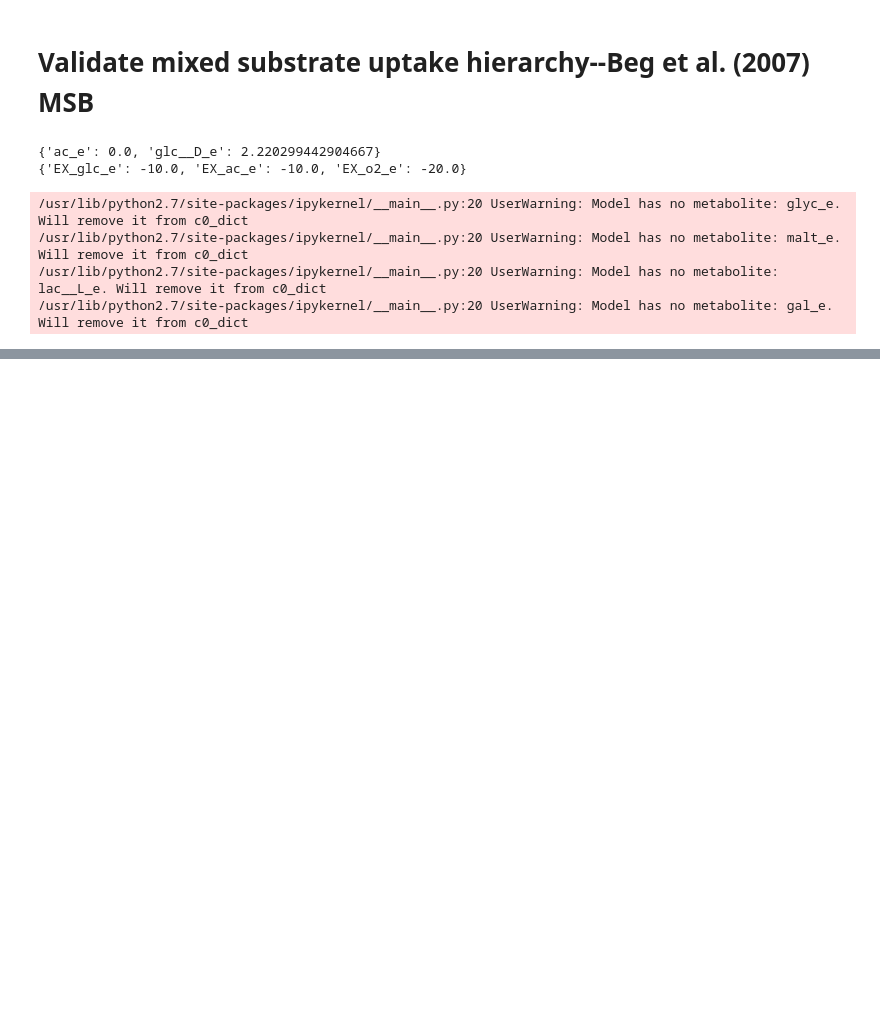
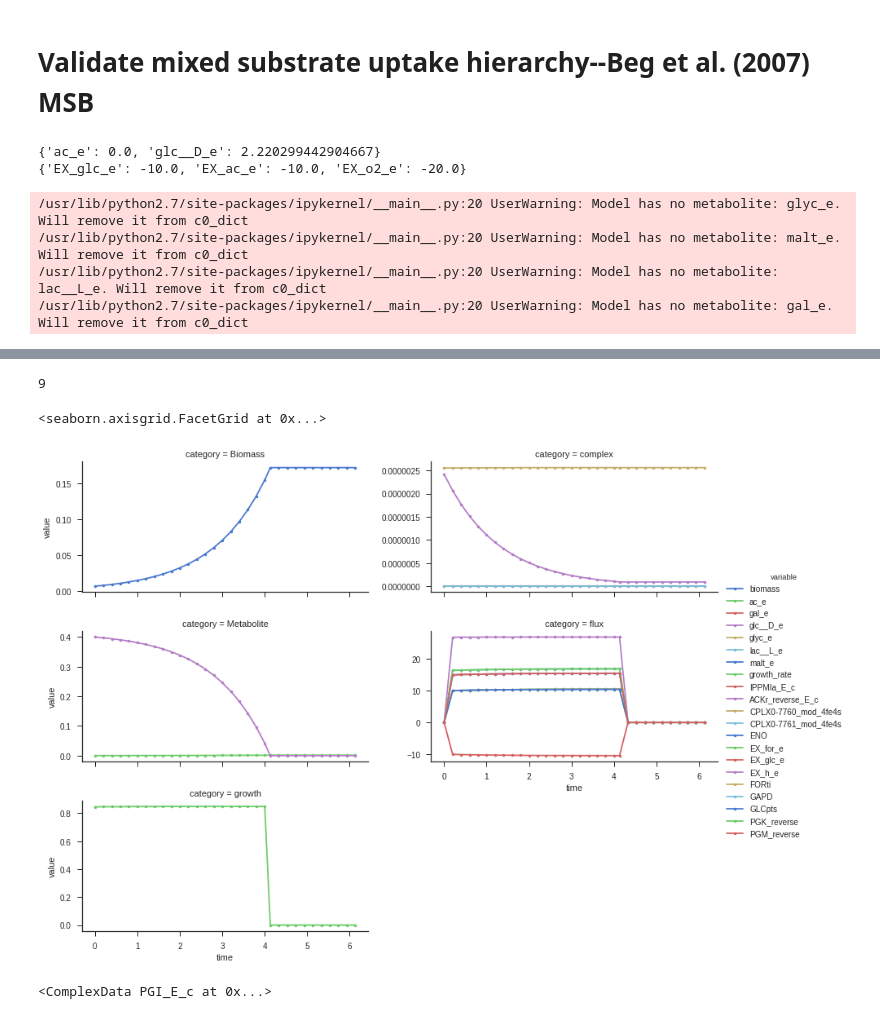
Before and after one commit to SBRG/dynamicme, a Jupyter notebook: notebooks/testing/debug_uptake_tiny.ipynb, the cells around one changed output, grey strips where cells are left out. Saved outputs shown, nothing was run; the diff lists cells and outputs as text; code cells hidden in the pictures; blank space fills up the shorter version.

```diff
--- a/notebooks/testing/debug_uptake_tiny.ipynb
+++ b/notebooks/testing/debug_uptake_tiny.ipynb
@@ -229,0 +327,53 @@ print len(conss)
+# %%
+if PROTOTYPE:
+    complexes_plot = ['IPPMIa_E_c', 'ACKr_reverse_E_c', 'CPLX0-7760_mod_4fe4s','CPLX0-7761_mod_4fe4s']
+else:
+    complexes_plot = ['3-ISOPROPYLMALISOM-CPLX_mod_4fe4s', 'ACETATEKINA-MONOMER_mod_mg2', 'CPLX0-7659']
+# %%
+fluxes_plot2 = []
+
+for rid in fluxes_plot:
+    rxn = dsolver.me.reactions.get_by_id(rid)
+    x   = result['rxn_flux'][1][rid]
+    try:
+        if abs(x) > 10:
+            fluxes_plot2.append(rxn.id)
+    except:
+        pass
+
+print len(fluxes_plot2)
+# %% [output]
+9
+# %%
+df_mu = pd.DataFrame([{'time':t, 'variable':'growth_rate', 'value':c, 'category':'growth'} for t,c in zip(result['time'], result['growth_rate'])] )
+
+df_complex = pd.DataFrame([{'time':t, 'complex':c, 'abundance':cdict[c]}
+                           for t,cdict in zip(result['time'], result['complex']) for c in complexes_plot] )
+
+df_mflux = pd.DataFrame([{'time':t, 'rxn':c, 'flux':cdict[c]}
+                           for t,cdict in zip(result['time'], result['rxn_flux']) for c in fluxes_plot2] )
+
+df_complex.loc[:,'category'] = 'complex'
+try:
+    df_mflux.loc[:,'category'] = 'flux'
+except:
+    pass
+
+dsplot_all = pd.concat([dsplot,
+                        df_mu,
+                          df_complex.rename(columns={'complex':'variable', 'abundance':'value'}),
+                          df_mflux.rename(columns={'rxn':'variable', 'flux':'value'})])
+# %%
+sns.set_style('ticks')
+palette = sns.color_palette('muted', len(dsplot_all.variable.unique()))
+g = sns.FacetGrid(data=dsplot_all, hue='variable', sharey=False, size=3, col='category', palette=palette,
+                  aspect=2, col_wrap=2, col_order=['Biomass','complex','Metabolite','flux','growth'])
+g.map(sns.plt.plot, 'time', 'value', linestyle='-', marker='.')
+g.add_legend()
+# %% [output]
+<seaborn.axisgrid.FacetGrid at 0x...>
+[figure, added]
+# %%
+me.complex_data.PGI_E_c
+# %% [output]
+<ComplexData PGI_E_c at 0x...>
```
Also changed, not shown: parts of 49 cells of this notebook, 2 other files.
